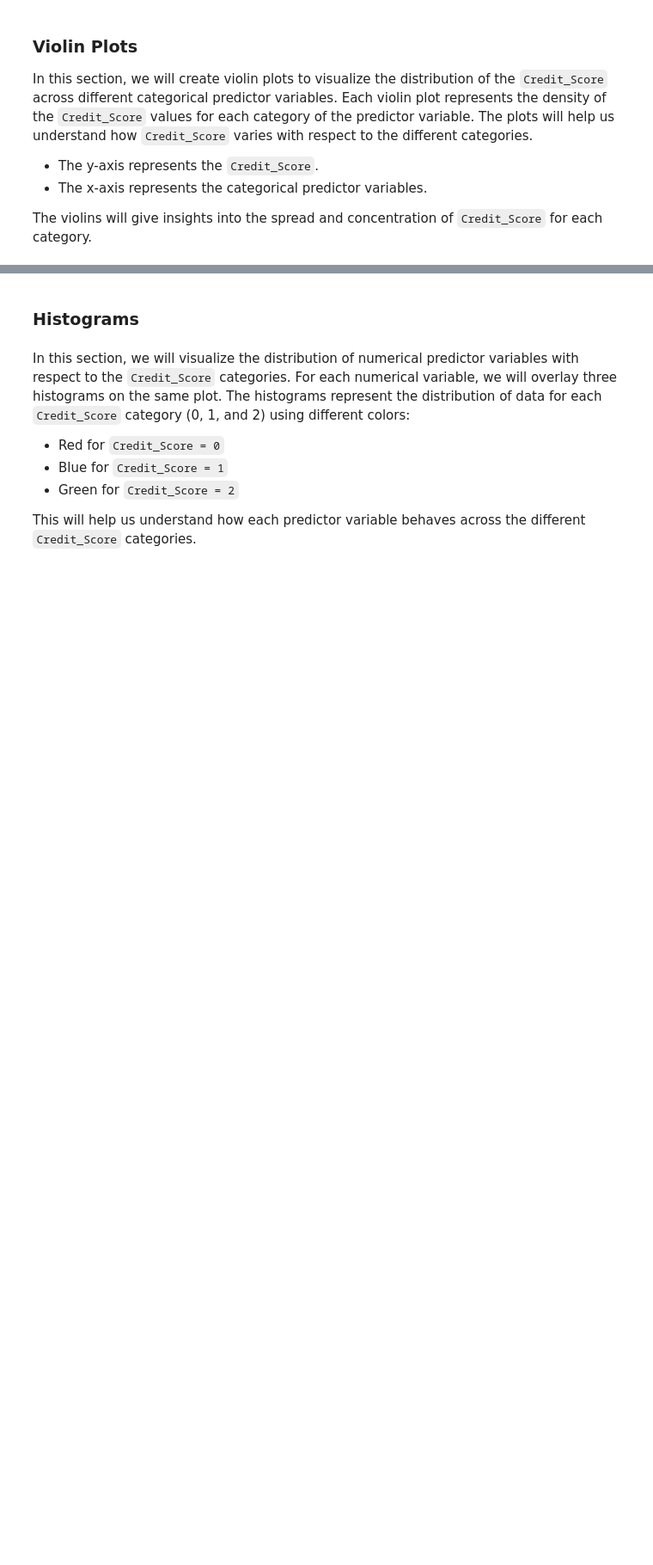
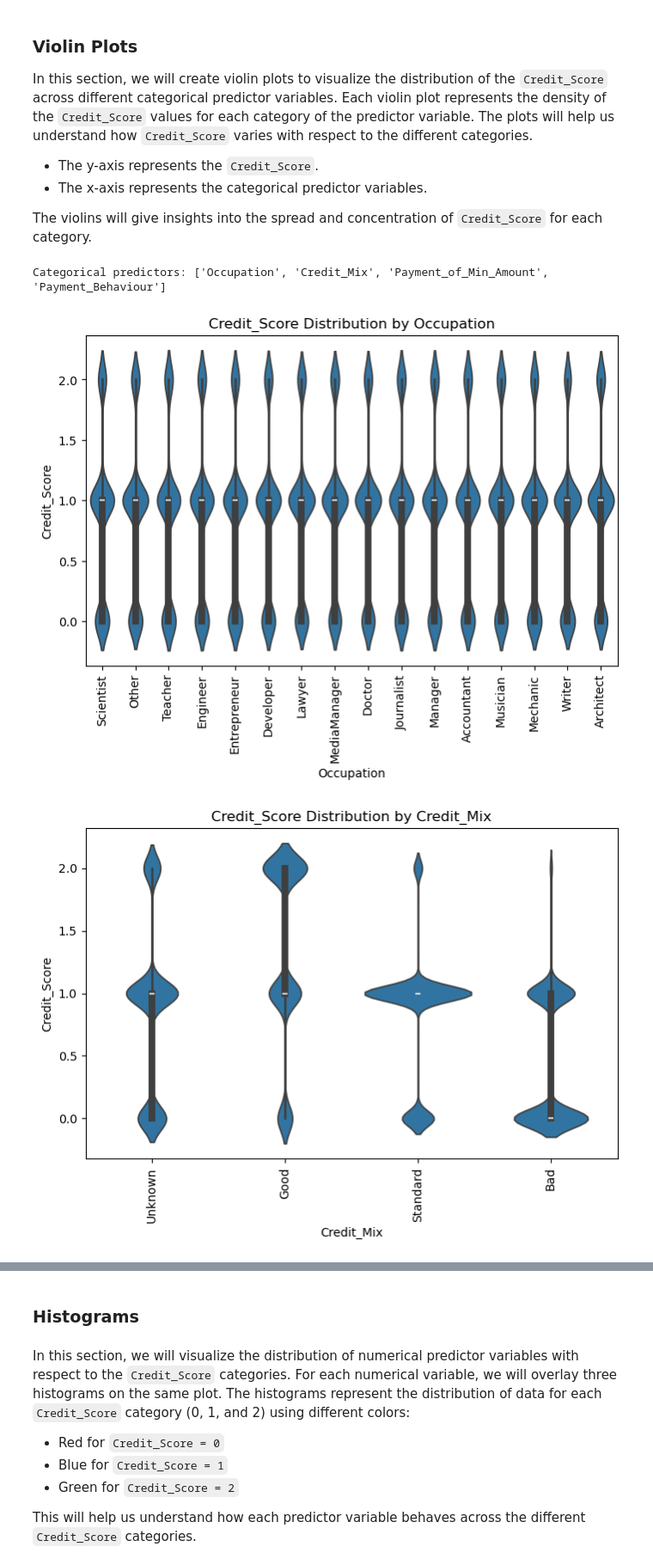
Before and after one commit to RaniaAguirre/Credit-Model, a Jupyter notebook: Variable Analysis/analysis.ipynb, the cells around one changed output, grey strips where cells are left out. Shown at 86% size. Cells and saved outputs as stored; diff of their text form; code cells hidden in the pictures; blank space fills up the shorter version.

```diff
--- a/Variable Analysis/analysis.ipynb
+++ b/Variable Analysis/analysis.ipynb
@@ -53,23 +46,27 @@ In this section, we will create violin plots to visualize the distribution of th
 
 The violins will give insights into the spread and concentration of `Credit_Score` for each category.
 # %%
-# Set the target variable (Credit_Score) on the y-axis
-target = 'Credit_Score'
+# Set the target variables to exclude
+targets = ['Credit_Score', 'Score_Category']
 
-# Identify predictor variables (all columns except the target)
-predictors = [col for col in df.columns if col != target]
+# Identify predictors (all columns except the targets)
+predictors = [col for col in df.columns if col not in targets]
 
 # Filter for categorical predictors (assuming these are stored as type 'object')
 cat_predictors = [col for col in predictors if df[col].dtype == 'object']
 print("Categorical predictors:", cat_predictors)
 
 # Create a violin plot for each categorical predictor with Credit_Score on the y-axis
 for col in cat_predictors:
     plt.figure(figsize=(8, 5))
     sns.violinplot(x=col, y=target, data=df)
     plt.title(f'Credit_Score Distribution by {col}')
     plt.xlabel(col)
     plt.ylabel('Credit_Score')
     # Rotate the x-axis labels vertically
     plt.xticks(rotation=90)
     plt.show()
+# %% [output]
+Categorical predictors: ['Occupation', 'Credit_Mix', 'Payment_of_Min_Amount', 'Payment_Behaviour']
+[figure, added]
+[figure, added]
```
Also changed, not shown: parts of 5 cells of this notebook, 4 other files.
